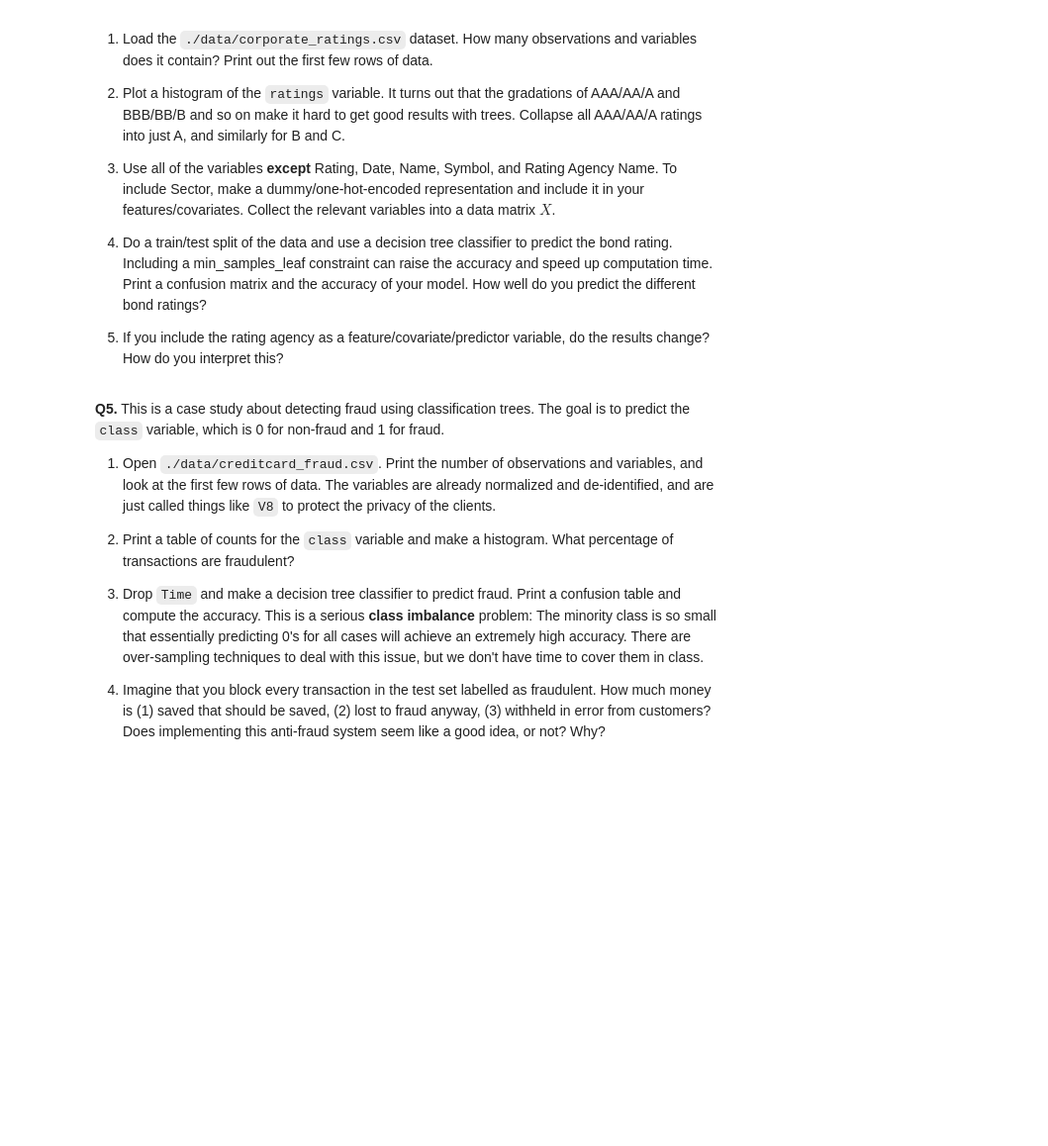
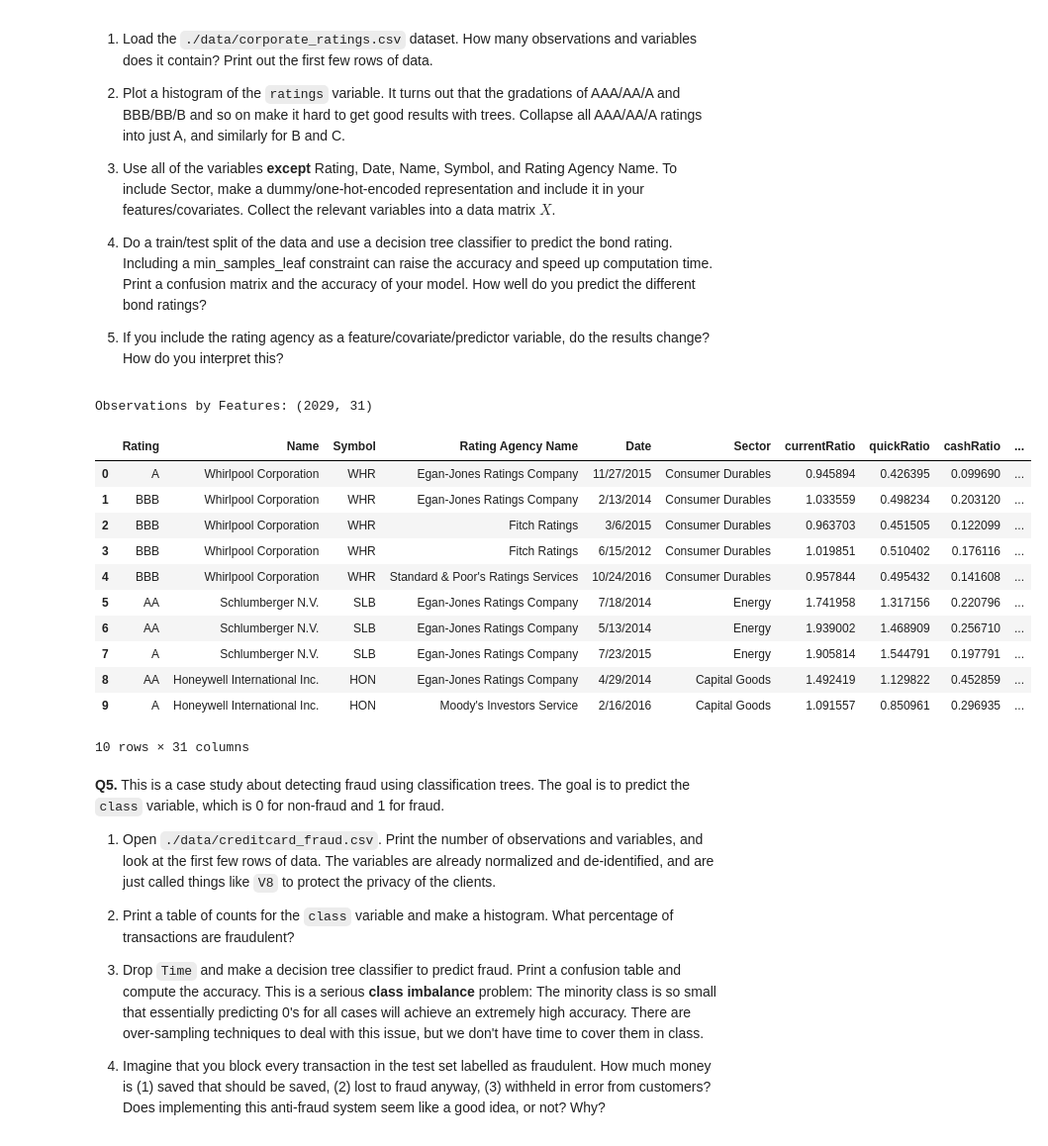
Before and after one commit to yuthimreddy/trees, a Jupyter notebook: assignment/assignment.ipynb, the cells around one changed output. Shown at 99% size. Saved outputs shown, nothing was run; the diff lists cells and outputs as text; code cells hidden in the pictures; blank space fills up the shorter version.

```diff
--- a/assignment/assignment.ipynb
+++ b/assignment/assignment.ipynb
@@ -79,6 +135,25 @@ Do three questions.
 4. Do a train/test split of the data and use a decision tree classifier to predict the bond rating. Including a min_samples_leaf constraint can raise the accuracy and speed up computation time. Print a confusion matrix and the accuracy of your model. How well do you predict the different bond ratings?
 
 5. If you include the rating agency as a feature/covariate/predictor variable, do the results change? How do you interpret this?
+# %%
+# Q1
+corporate_ratings_df = pd.read_csv('./data/corporate_ratings.csv')
+print(f"Observations by Features: {corporate_ratings_df.shape}")
+corporate_ratings_df.head(10)
+# %% [output]
+Observations by Features: (2029, 31)
+|  | Rating | Name | Symbol | Rating Agency Name | Date | Sector | currentRatio | quickRatio | cashRatio | ... |
+| 0 | A | Whirlpool Corporation | WHR | Egan-Jones Ratings Company | 11/27/2015 | Consumer Durables | 0.945894 | 0.426395 | 0.099690 | ... |
+| 1 | BBB | Whirlpool Corporation | WHR | Egan-Jones Ratings Company | 2/13/2014 | Consumer Durables | 1.033559 | 0.498234 | 0.203120 | ... |
+| 2 | BBB | Whirlpool Corporation | WHR | Fitch Ratings | 3/6/2015 | Consumer Durables | 0.963703 | 0.451505 | 0.122099 | ... |
+| 3 | BBB | Whirlpool Corporation | WHR | Fitch Ratings | 6/15/2012 | Consumer Durables | 1.019851 | 0.510402 | 0.176116 | ... |
+| 4 | BBB | Whirlpool Corporation | WHR | Standard & Poor's Ratings Services | 10/24/2016 | Consumer Durables | 0.957844 | 0.495432 | 0.141608 | ... |
+| 5 | AA | Schlumberger N.V. | SLB | Egan-Jones Ratings Company | 7/18/2014 | Energy | 1.741958 | 1.317156 | 0.220796 | ... |
+| 6 | AA | Schlumberger N.V. | SLB | Egan-Jones Ratings Company | 5/13/2014 | Energy | 1.939002 | 1.468909 | 0.256710 | ... |
+| 7 | A | Schlumberger N.V. | SLB | Egan-Jones Ratings Company | 7/23/2015 | Energy | 1.905814 | 1.544791 | 0.197791 | ... |
+| 8 | AA | Honeywell International Inc. | HON | Egan-Jones Ratings Company | 4/29/2014 | Capital Goods | 1.492419 | 1.129822 | 0.452859 | ... |
+| 9 | A | Honeywell International Inc. | HON | Moody's Investors Service | 2/16/2016 | Capital Goods | 1.091557 | 0.850961 | 0.296935 | ... |
+10 rows × 31 columns
 # %% [markdown]
 **Q5.** This is a case study about detecting fraud using classification trees. The goal is to predict the `class` variable, which is 0 for non-fraud and 1 for fraud.
 
```
Also changed, not shown: parts of 3 cells of this notebook.
